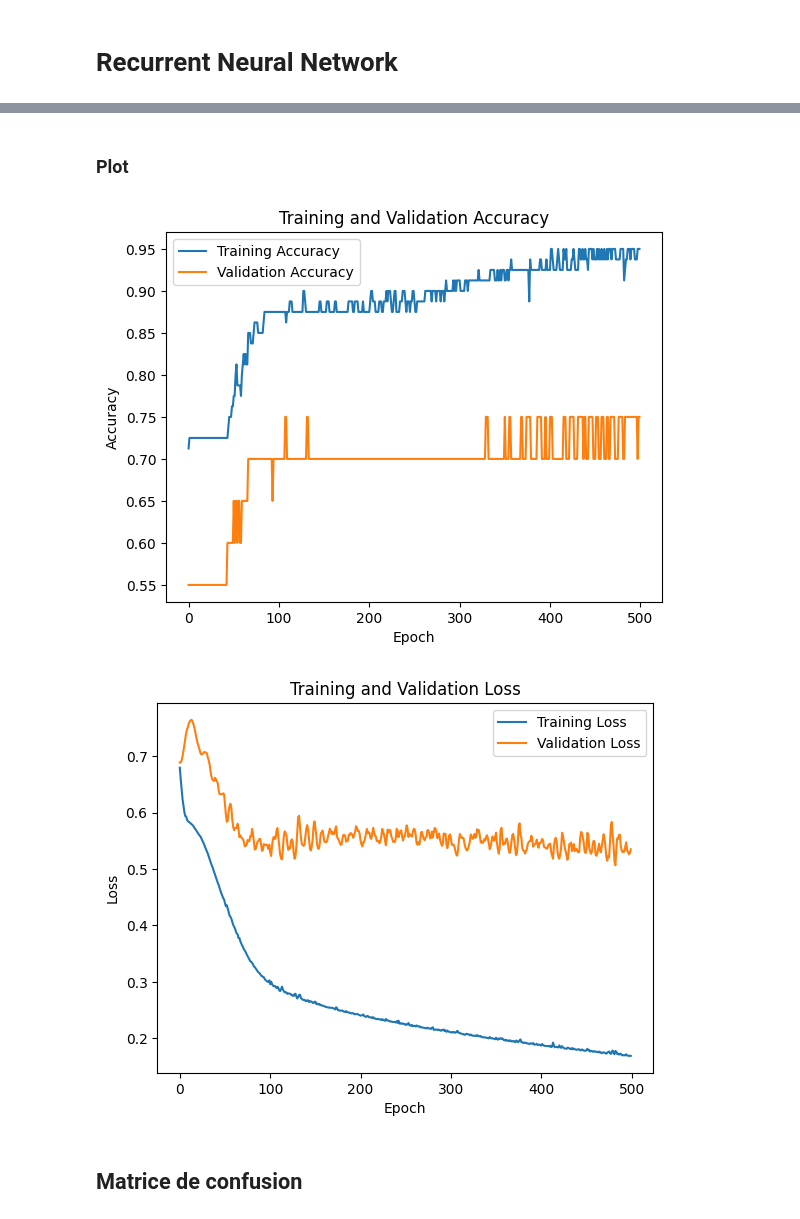
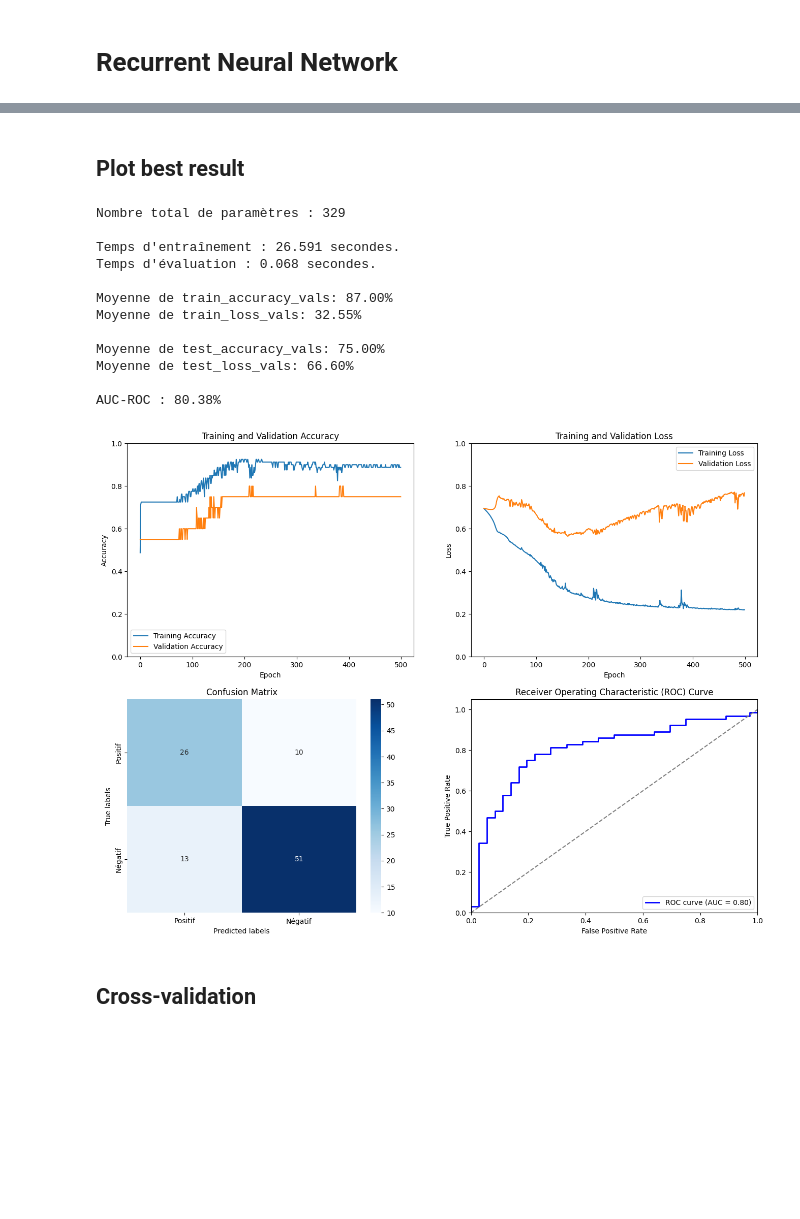
Before and after one commit to Transformot/deep-learning_project, a Jupyter notebook: Recurrent-Neural-Network.ipynb, the cells around one changed output, grey strips where cells are left out. Drawn from its saved outputs; the diff is of its cells as text; code cells hidden in the pictures; blank space fills up the shorter version.

```diff
--- a/Recurrent-Neural-Network.ipynb
+++ b/Recurrent-Neural-Network.ipynb
@@ -113,4 +168,20 @@ Epoch 500/500
 # %%
-test_loss, test_accuracy = model.evaluate(X_test_reshaped, y_test)
-print(f"Test Loss: {test_loss}, Test Accuracy: {test_accuracy}")
+# Load and evaluate best model
+best_model_rnn = models.load_model('best_model_RNN.keras')
+
+train_loss, train_accuracy = best_model_rnn.evaluate(X_train, y_train)
+
+start_evaluate = time.time()
+test_loss, test_accuracy = best_model_rnn.evaluate(X_test, y_test)
+end_evaluate = time.time()
+
+
+# Other calcul
+y_pred = model_rnn.predict(X_test)
+y_pred_classes = (y_pred > 0.5).astype(int).flatten()
+conf_matrix = confusion_matrix(y_test, y_pred_classes)
+class_names = ['Positif', 'Négatif']
+fpr, tpr, thresholds = roc_curve(y_test, y_pred)
+roc_auc = auc(fpr, tpr)
+class_names = ['Positif', 'Négatif']
 # %% [output]
@@ -119,26 +191,69 @@ Test Loss: 0.43127477169036865, Test Accuracy: 0.8399999737739563
 # %% [markdown]
-### Plot
+## Plot best result
 # %%
-# Plot training and validation accuracy
+# Result
+training_time_seconds = end_training - start_training
+evaluate_time_seconds = end_evaluate - start_evaluate
+print(f"\nNombre total de paramètres : {best_model_rnn.count_params()}")
+print(f"\nTemps d'entraînement : {training_time_seconds:.3f} secondes.")
+print(f"Temps d'évaluation : {evaluate_time_seconds:.3f} secondes.")
+print(f'\nMoyenne de train_accuracy_vals: {np.mean(train_accuracy) * 100:.2f}%')
+print(f'Moyenne de train_loss_vals: {np.mean(train_loss) * 100:.2f}%')
+print(f'\nMoyenne de test_accuracy_vals: {np.mean(test_accuracy) * 100:.2f}%')
+print(f'Moyenne de test_loss_vals: {np.mean(test_loss) * 100:.2f}%')
+print(f'\nAUC-ROC : {roc_auc * 100:.2f}%')
+
+# Plot
+plt.figure(figsize=(16, 12))
+    # Training and Validation Accuracy
+plt.subplot(2, 2, 1)
 plt.plot(history.history['accuracy'], label='Training Accuracy')
 plt.plot(history.history['val_accuracy'], label='Validation Accuracy')
 plt.xlabel('Epoch')
 plt.ylabel('Accuracy')
 plt.title('Training and Validation Accuracy')
 plt.legend()
-plt.show()
-
-# Plot training and validation loss
+plt.ylim(0, 1)
+    # Training and Validation Loss
+plt.subplot(2, 2, 2)
 plt.plot(history.history['loss'], label='Training Loss')
 plt.plot(history.history['val_loss'], label='Validation Loss')
 plt.xlabel('Epoch')
 plt.ylabel('Loss')
 plt.title('Training and Validation Loss')
 plt.legend()
+plt.ylim(0, 1)
+    # Confusion Matrix
+plt.subplot(2, 2, 3)
+sns.heatmap(conf_matrix, annot=True, cmap="Blues", fmt='g', xticklabels=class_names, yticklabels=class_names)
+plt.xlabel('Predicted labels')
+plt.ylabel('True labels')
+plt.title('Confusion Matrix')
+    # ROC Curve
+plt.subplot(2, 2, 4)
+plt.plot(fpr, tpr, color='blue', lw=2, label='ROC curve (AUC = %0.2f)' % roc_auc)
+plt.plot([0, 1], [0, 1], color='gray', linestyle='--')
+plt.xlim([0.0, 1.0])
+plt.ylim([0.0, 1.05])
+plt.xlabel('False Positive Rate')
+plt.ylabel('True Positive Rate')
+plt.title('Receiver Operating Characteristic (ROC) Curve')
+plt.legend(loc='lower right')
 plt.show()
 # %% [output]
+Nombre total de paramètres : 329
+
+Temps d'entraînement : 26.591 secondes.
+Temps d'évaluation : 0.068 secondes.
+
+Moyenne de train_accuracy_vals: 87.00%
+Moyenne de train_loss_vals: 32.55%
+
+Moyenne de test_accuracy_vals: 75.00%
+Moyenne de test_loss_vals: 66.60%
+
+AUC-ROC : 80.38%
-[figure, old version]
+[figure, new version]
-[figure, removed]
 # %% [markdown]
-## Matrice de confusion
+## Cross-validation
 # %%
```
Also changed, not shown: parts of 19 cells of this notebook, 5 other files.
